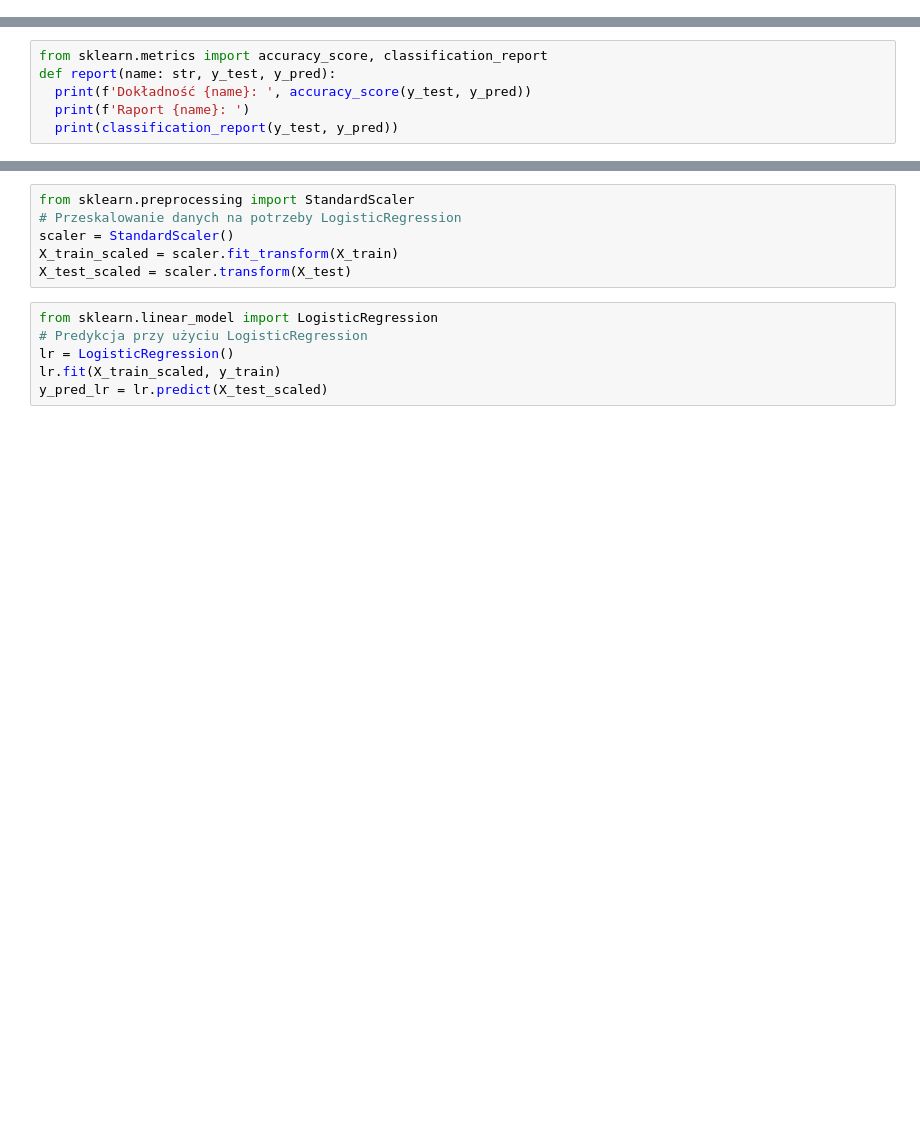
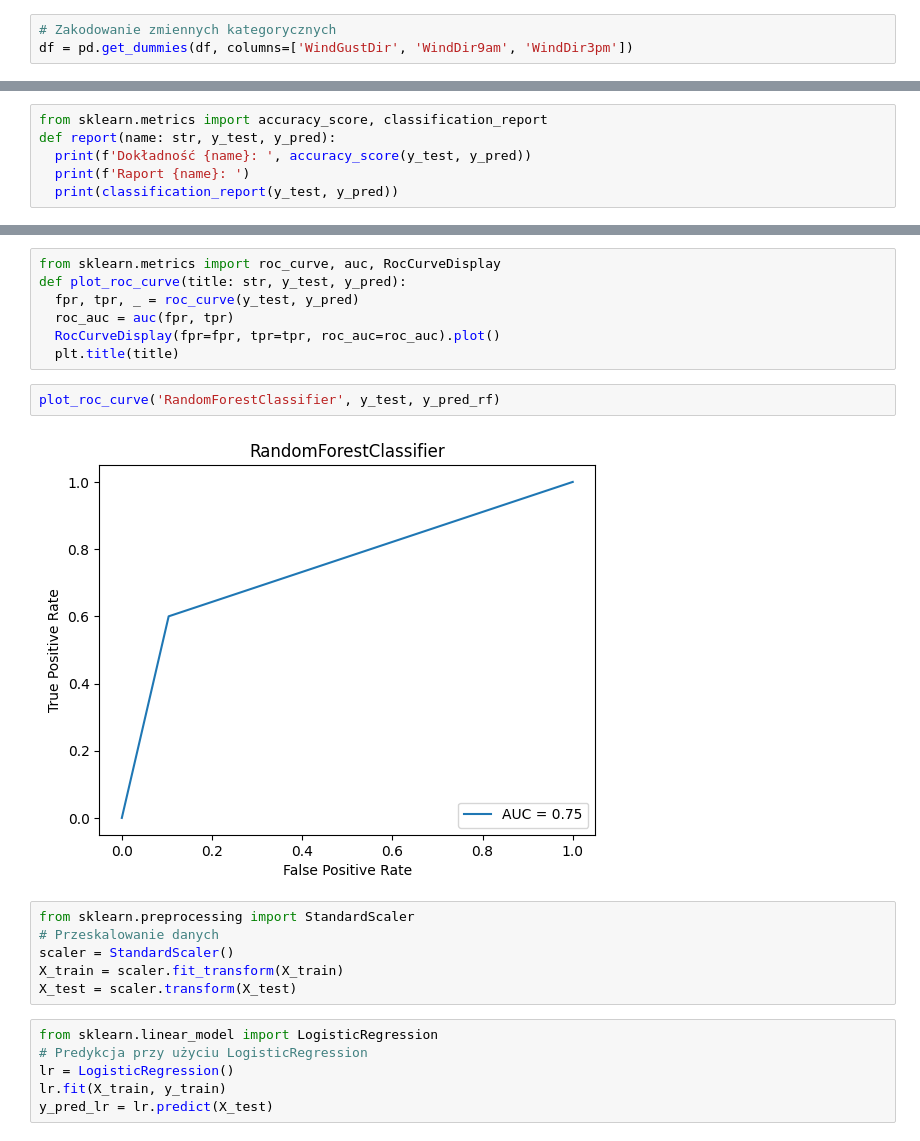
Before and after one commit to Stebo5/MLZaliczenie1, a Jupyter notebook: WeatherHomework.ipynb, the cells around one changed output, grey strips where cells are left out. Saved outputs shown, nothing was run; the diff lists cells and outputs as text; blank space fills up the shorter version.

```diff
--- a/WeatherHomework.ipynb
+++ b/WeatherHomework.ipynb
@@ -41 +99,4 @@ df
+# %%
+# Zakodowanie zmiennych kategorycznych
+df = pd.get_dummies(df, columns=['WindGustDir', 'WindDir9am', 'WindDir3pm'])
 # %%
@@ -92,15 +157,26 @@ plot_confusion_matrix('RandomForestClassifier', y_test, y_pred_rf)
+# %%
+from sklearn.metrics import roc_curve, auc, RocCurveDisplay
+def plot_roc_curve(title: str, y_test, y_pred):
+  fpr, tpr, _ = roc_curve(y_test, y_pred)
+  roc_auc = auc(fpr, tpr)
+  RocCurveDisplay(fpr=fpr, tpr=tpr, roc_auc=roc_auc).plot()
+  plt.title(title)
+# %%
+plot_roc_curve('RandomForestClassifier', y_test, y_pred_rf)
+# %% [output]
+[figure, added]
 # %%
 from sklearn.preprocessing import StandardScaler
-# Przeskalowanie danych na potrzeby LogisticRegression
+# Przeskalowanie danych
 scaler = StandardScaler()
-X_train_scaled = scaler.fit_transform(X_train)
-X_test_scaled = scaler.transform(X_test)
+X_train = scaler.fit_transform(X_train)
+X_test = scaler.transform(X_test)
 # %%
 from sklearn.linear_model import LogisticRegression
 # Predykcja przy użyciu LogisticRegression
 lr = LogisticRegression()
-lr.fit(X_train_scaled, y_train)
-y_pred_lr = lr.predict(X_test_scaled)
+lr.fit(X_train, y_train)
+y_pred_lr = lr.predict(X_test)
 # %%
 report('LogisticRegression', y_test, y_pred_lr)
 # %% [output]
```
Also changed, not shown: parts of 23 cells of this notebook.
